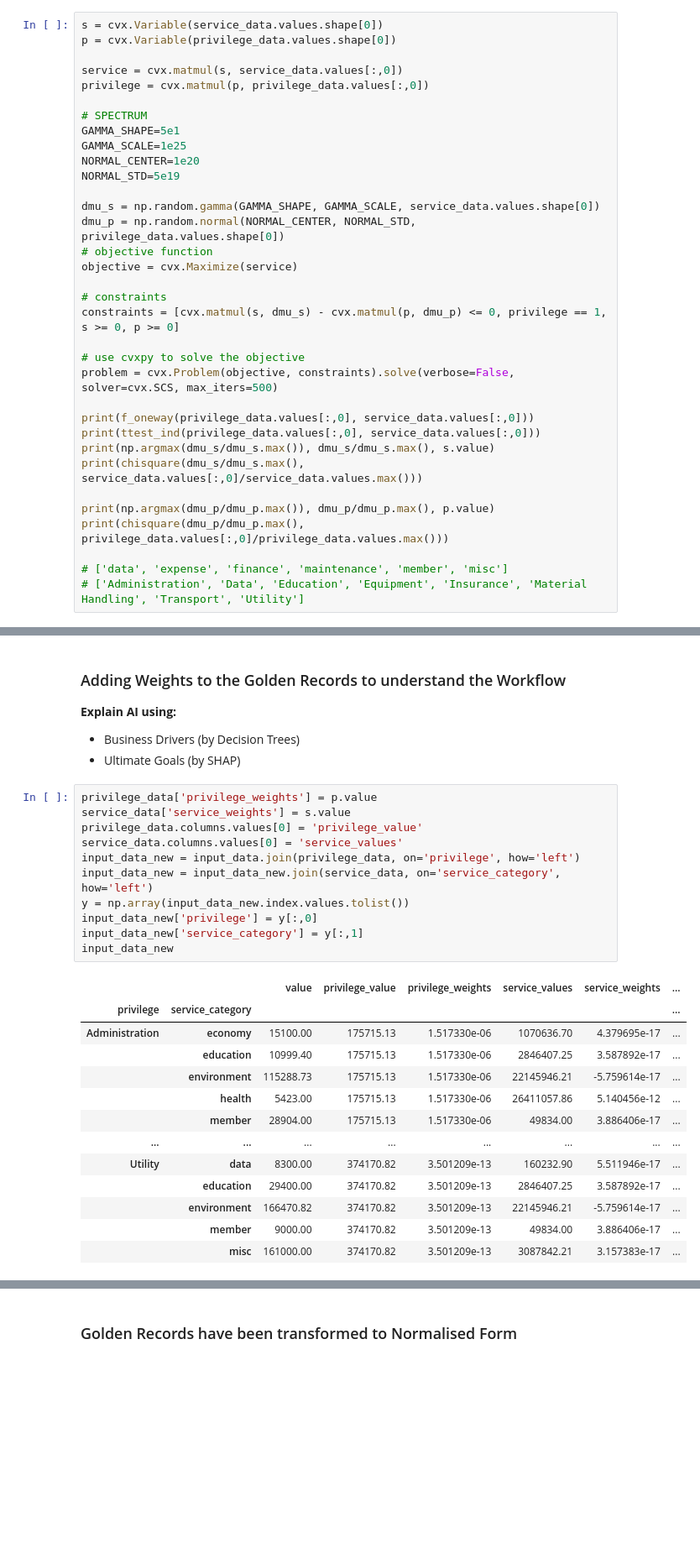
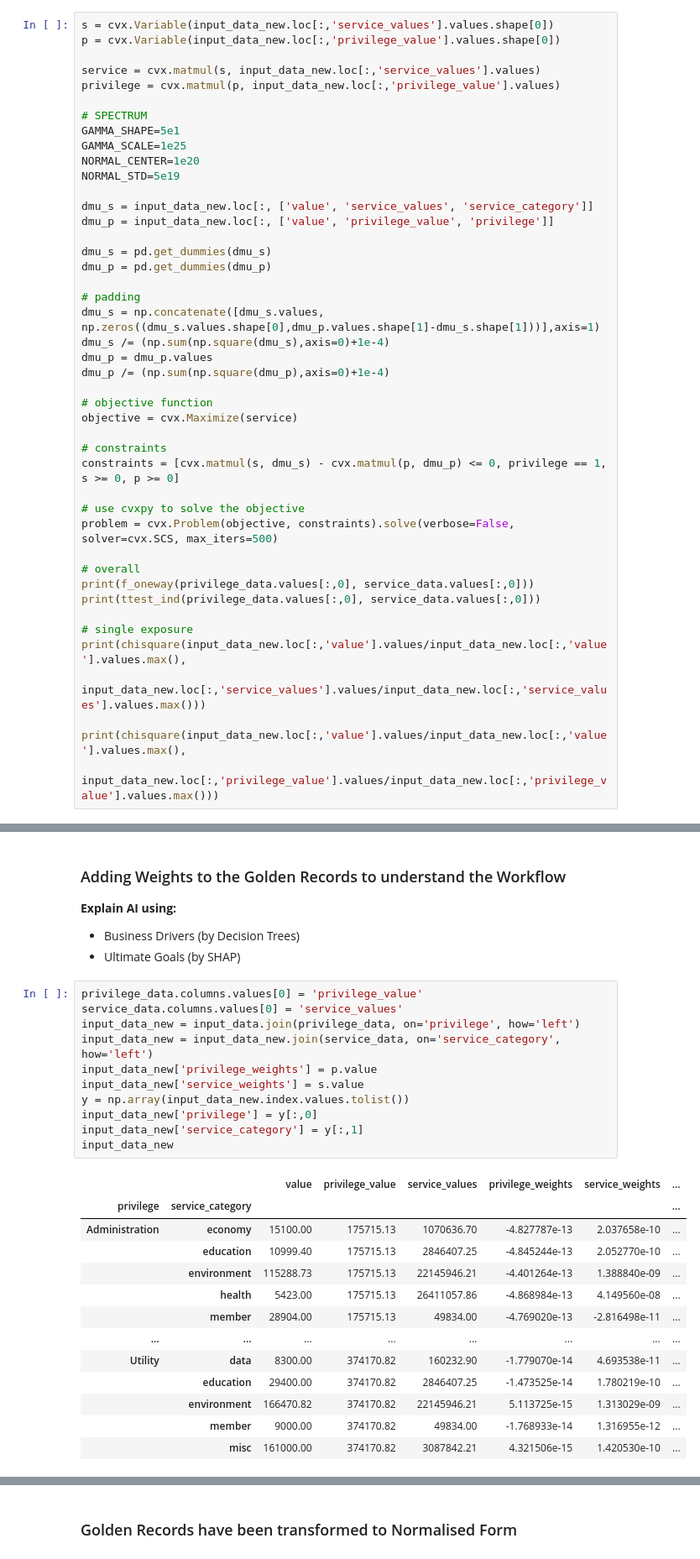
Before and after one commit to Journal-AI/privilege-networks, a Jupyter notebook: Privilege-Networks.ipynb, the cells around one changed output, grey strips where cells are left out. Shown at 84% size. Drawn from its saved outputs; the diff is of its cells as text; blank space fills up the shorter version.

Commit message:
privilege networks notebook reflects shap of version 37 and viz also

```diff
--- a/Privilege-Networks.ipynb
+++ b/Privilege-Networks.ipynb
@@ -69,11 +63,11 @@ service_data = input_data.groupby(by=['service_category']).sum()
 - Structural Type Records (originating from Clustering)
 - Behavioural Type Records (originating from Prior-Posterior)
 # %%
-s = cvx.Variable(service_data.values.shape[0])
-p = cvx.Variable(privilege_data.values.shape[0])
+s = cvx.Variable(input_data_new.loc[:,'service_values'].values.shape[0])
+p = cvx.Variable(input_data_new.loc[:,'privilege_value'].values.shape[0])
 
-service = cvx.matmul(s, service_data.values[:,0])
-privilege = cvx.matmul(p, privilege_data.values[:,0])
+service = cvx.matmul(s, input_data_new.loc[:,'service_values'].values)
+privilege = cvx.matmul(p, input_data_new.loc[:,'privilege_value'].values)
 
 # SPECTRUM
 GAMMA_SHAPE=5e1
@@ -81,8 +75,18 @@ GAMMA_SCALE=1e25
 NORMAL_CENTER=1e20
 NORMAL_STD=5e19
 
-dmu_s = np.random.gamma(GAMMA_SHAPE, GAMMA_SCALE, service_data.values.shape[0])
-dmu_p = np.random.normal(NORMAL_CENTER, NORMAL_STD, privilege_data.values.shape[0])
+dmu_s = input_data_new.loc[:, ['value', 'service_values', 'service_category']]
+dmu_p = input_data_new.loc[:, ['value', 'privilege_value', 'privilege']]
+
+dmu_s = pd.get_dummies(dmu_s)
+dmu_p = pd.get_dummies(dmu_p)
+
+# padding
+dmu_s = np.concatenate([dmu_s.values, np.zeros((dmu_s.values.shape[0],dmu_p.values.shape[1]-dmu_s.shape[1]))],axis=1)
+dmu_s /= (np.sum(np.square(dmu_s),axis=0)+1e-4)
+dmu_p = dmu_p.values
+dmu_p /= (np.sum(np.square(dmu_p),axis=0)+1e-4)
+
 # objective function
 objective = cvx.Maximize(service)
 
@@ -92,16 +96,16 @@ constraints = [cvx.matmul(s, dmu_s) - cvx.matmul(p, dmu_p) <= 0, privilege == 1,
 # use cvxpy to solve the objective
 problem = cvx.Problem(objective, constraints).solve(verbose=False, solver=cvx.SCS, max_iters=500)
 
+# overall
 print(f_oneway(privilege_data.values[:,0], service_data.values[:,0]))
 print(ttest_ind(privilege_data.values[:,0], service_data.values[:,0]))
-print(np.argmax(dmu_s/dmu_s.max()), dmu_s/dmu_s.max(), s.value)
-print(chisquare(dmu_s/dmu_s.max(), service_data.values[:,0]/service_data.values.max()))
 
-print(np.argmax(dmu_p/dmu_p.max()), dmu_p/dmu_p.max(), p.value)
-print(chisquare(dmu_p/dmu_p.max(), privilege_data.values[:,0]/privilege_data.values.max()))
+# single exposure
+print(chisquare(input_data_new.loc[:,'value'].values/input_data_new.loc[:,'value'].values.max(),
+    input_data_new.loc[:,'service_values'].values/input_data_new.loc[:,'service_values'].values.max()))
 
-# ['data', 'expense', 'finance', 'maintenance', 'member', 'misc']
-# ['Administration', 'Data', 'Education', 'Equipment', 'Insurance', 'Material Handling', 'Transport', 'Utility']
+print(chisquare(input_data_new.loc[:,'value'].values/input_data_new.loc[:,'value'].values.max(),
+    input_data_new.loc[:,'privilege_value'].values/input_data_new.loc[:,'privilege_value'].values.max()))
 # %% [output]
 F_onewayResult(statistic=2.3243373951594823, pvalue=0.13689184061066684)
 Ttest_indResult(statistic=-1.5245777760283281, pvalue=0.1368918406106668)
@@ -168,30 +124,30 @@ s.value, p.value
 - Business Drivers (by Decision Trees)
 - Ultimate Goals (by SHAP)
 # %%
-privilege_data['privilege_weights'] = p.value
-service_data['service_weights'] = s.value
 privilege_data.columns.values[0] = 'privilege_value'
 service_data.columns.values[0] = 'service_values'
 input_data_new = input_data.join(privilege_data, on='privilege', how='left')
 input_data_new = input_data_new.join(service_data, on='service_category', how='left')
+input_data_new['privilege_weights'] = p.value
+input_data_new['service_weights'] = s.value
 y = np.array(input_data_new.index.values.tolist())
 input_data_new['privilege'] = y[:,0]
 input_data_new['service_category'] = y[:,1]
 input_data_new
 # %% [output]
-|  |  | value | privilege_value | privilege_weights | service_values | service_weights | ... |
+|  |  | value | privilege_value | service_values | privilege_weights | service_weights | ... |
 | privilege | service_category |  |  |  |  |  | ... |
-| Administration | economy | 15100.00 | 175715.13 | 1.517330e-06 | 1070636.70 | 4.379695e-17 | ... |
-|  | education | 10999.40 | 175715.13 | 1.517330e-06 | 2846407.25 | 3.587892e-17 | ... |
-|  | environment | 115288.73 | 175715.13 | 1.517330e-06 | 22145946.21 | -5.759614e-17 | ... |
-|  | health | 5423.00 | 175715.13 | 1.517330e-06 | 26411057.86 | 5.140456e-12 | ... |
-|  | member | 28904.00 | 175715.13 | 1.517330e-06 | 49834.00 | 3.886406e-17 | ... |
+| Administration | economy | 15100.00 | 175715.13 | 1070636.70 | -4.827787e-13 | 2.037658e-10 | ... |
+|  | education | 10999.40 | 175715.13 | 2846407.25 | -4.845244e-13 | 2.052770e-10 | ... |
+|  | environment | 115288.73 | 175715.13 | 22145946.21 | -4.401264e-13 | 1.388840e-09 | ... |
+|  | health | 5423.00 | 175715.13 | 26411057.86 | -4.868984e-13 | 4.149560e-08 | ... |
+|  | member | 28904.00 | 175715.13 | 49834.00 | -4.769020e-13 | -2.816498e-11 | ... |
 | ... | ... | ... | ... | ... | ... | ... | ... |
-| Utility | data | 8300.00 | 374170.82 | 3.501209e-13 | 160232.90 | 5.511946e-17 | ... |
-|  | education | 29400.00 | 374170.82 | 3.501209e-13 | 2846407.25 | 3.587892e-17 | ... |
-|  | environment | 166470.82 | 374170.82 | 3.501209e-13 | 22145946.21 | -5.759614e-17 | ... |
-|  | member | 9000.00 | 374170.82 | 3.501209e-13 | 49834.00 | 3.886406e-17 | ... |
-|  | misc | 161000.00 | 374170.82 | 3.501209e-13 | 3087842.21 | 3.157383e-17 | ... |
+| Utility | data | 8300.00 | 374170.82 | 160232.90 | -1.779070e-14 | 4.693538e-11 | ... |
+|  | education | 29400.00 | 374170.82 | 2846407.25 | -1.473525e-14 | 1.780219e-10 | ... |
+|  | environment | 166470.82 | 374170.82 | 22145946.21 | 5.113725e-15 | 1.313029e-09 | ... |
+|  | member | 9000.00 | 374170.82 | 49834.00 | -1.768933e-14 | 1.316955e-12 | ... |
+|  | misc | 161000.00 | 374170.82 | 3087842.21 | 4.321506e-15 | 1.420530e-10 | ... |
 112 rows × 7 columns
 # %% [markdown]
 ### Golden Records have been transformed to Normalised Form
```
Also changed, not shown: parts of 20 cells of this notebook, 5 other files.
